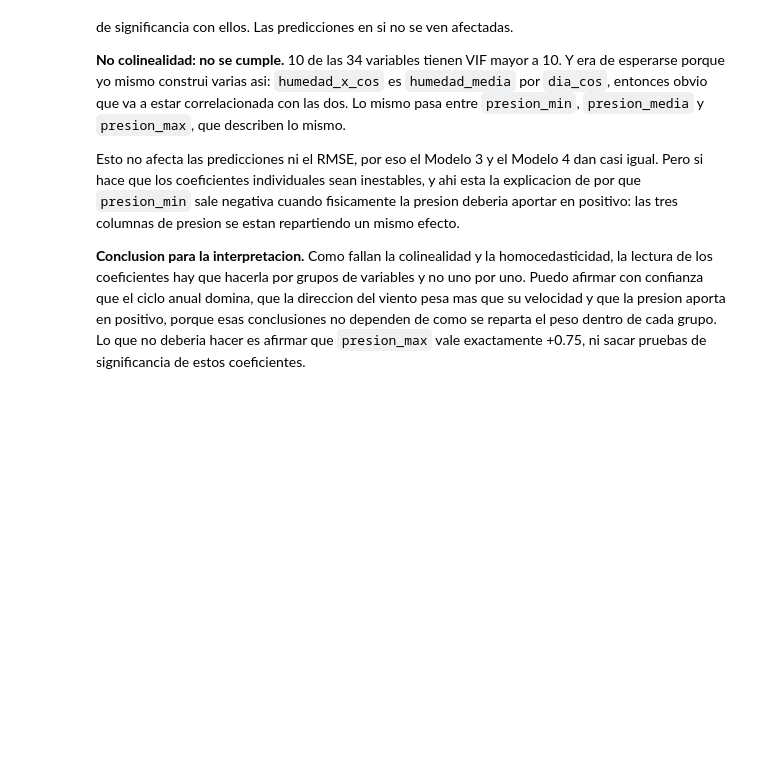
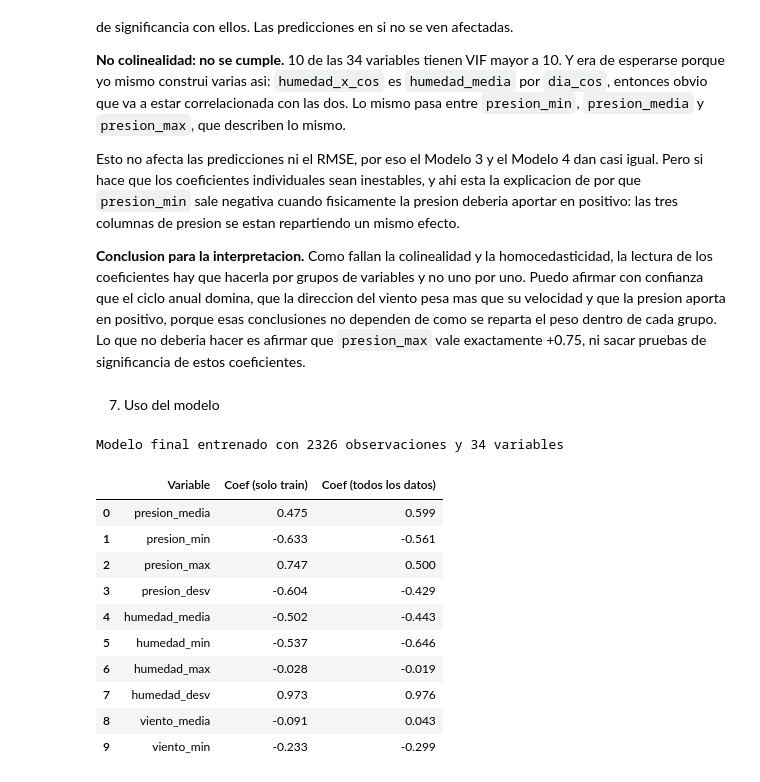
Before and after one commit to JuanSe8190/Laboratorio1-Aprendizaje-de-m-quina, a Jupyter notebook: ActividadesLab1.ipynb, the cells around one changed output. Cells and saved outputs as stored; diff of their text form; code cells hidden in the pictures; blank space fills up the shorter version.

```diff
--- a/ActividadesLab1.ipynb
+++ b/ActividadesLab1.ipynb
@@ -1300,3 +1300,42 @@ confianza que el ciclo anual domina, que la direccion del viento pesa mas que su
 presion aporta en positivo, porque esas conclusiones no dependen de como se reparta el peso dentro de
 cada grupo. Lo que no deberia hacer es afirmar que `presion_max` vale exactamente +0.75, ni sacar
 pruebas de significancia de estos coeficientes.
+# %% [markdown]
+7. Uso del modelo
+# %%
+# Reentrenamos el pipeline ganador (Modelo 4) usando todos los datos etiquetados
+pipeline_final = armar_pipeline(features_todas, categorical_features, con_limpieza=True)
+
+Xt_full = pipeline_final.fit_transform(X, y)
+
+feature_names_final = [n.replace("num__", "").replace("cat__", "")
+                        for n in pipeline_final.named_steps["preprocesamiento"].get_feature_names_out()]
+
+Xt_full_df = pd.DataFrame(Xt_full, columns=feature_names_final, index=X.index)
+
+modelo_final = LinearRegression()
+modelo_final.fit(Xt_full_df, y)
+
+print("Modelo final entrenado con", Xt_full_df.shape[0], "observaciones y", Xt_full_df.shape[1], "variables")
+# %% [output]
+Modelo final entrenado con 2326 observaciones y 34 variables
+# %%
+# Verificación: los coeficientes
+comparacion_coef = pd.DataFrame({
+    'Variable': feature_names_final,
+    'Coef (solo train)': Modelo.coef_,
+    'Coef (todos los datos)': modelo_final.coef_,
+}).round(3)
+comparacion_coef.head(10)
+# %% [output]
+|  | Variable | Coef (solo train) | Coef (todos los datos) |
+| 0 | presion_media | 0.475 | 0.599 |
+| 1 | presion_min | -0.633 | -0.561 |
+| 2 | presion_max | 0.747 | 0.500 |
+| 3 | presion_desv | -0.604 | -0.429 |
+| 4 | humedad_media | -0.502 | -0.443 |
+| 5 | humedad_min | -0.537 | -0.646 |
+| 6 | humedad_max | -0.028 | -0.019 |
+| 7 | humedad_desv | 0.973 | 0.976 |
+| 8 | viento_media | -0.091 | 0.043 |
+| 9 | viento_min | -0.233 | -0.299 |
```
Also changed, not shown: parts of 6 cells of this notebook, 1 other file.
